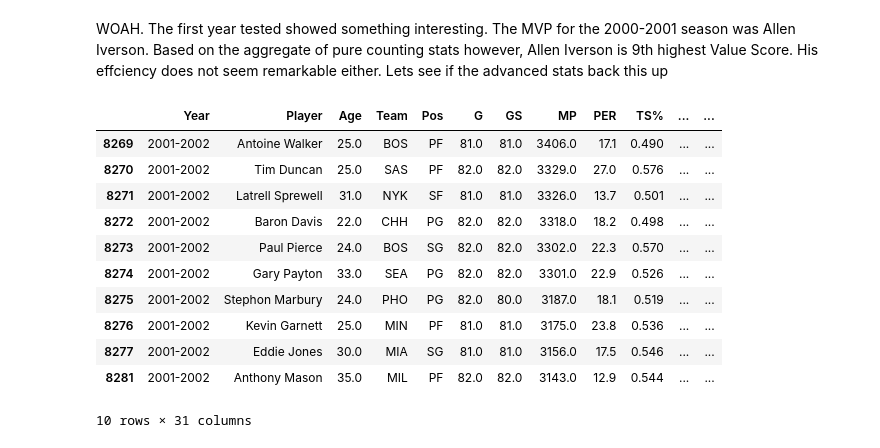
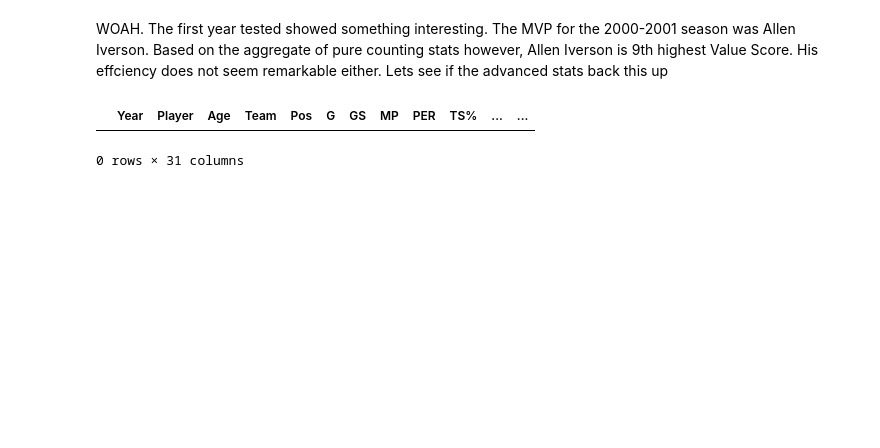
Before and after one commit to khadazhaia/nba-stats, a Jupyter notebook: notebooks/jonathan_eda.ipynb, the cells around one changed output. Drawn from its saved outputs; the diff is of its cells as text; code cells hidden in the pictures; blank space fills up the shorter version.

```diff
--- a/notebooks/jonathan_eda.ipynb
+++ b/notebooks/jonathan_eda.ipynb
@@ -122,20 +106,10 @@ raw_value_2000_2001.head(10)
 # %% [markdown]
 WOAH. The first year tested showed something interesting. The MVP for the 2000-2001 season was Allen Iverson. Based on the aggregate of pure counting stats however, Allen Iverson is 9th highest Value Score. His effciency does not seem remarkable either. Lets see if the advanced stats back this up
 # %%
-adv_eligible_2001_2002.head(10)
+adv_eligible_2000_2001.head(10)
 # %% [output]
 |  | Year | Player | Age | Team | Pos | G | GS | MP | PER | TS% | ... | ... |
-| 8269 | 2001-2002 | Antoine Walker | 25.0 | BOS | PF | 81.0 | 81.0 | 3406.0 | 17.1 | 0.490 | ... | ... |
-| 8270 | 2001-2002 | Tim Duncan | 25.0 | SAS | PF | 82.0 | 82.0 | 3329.0 | 27.0 | 0.576 | ... | ... |
-| 8271 | 2001-2002 | Latrell Sprewell | 31.0 | NYK | SF | 81.0 | 81.0 | 3326.0 | 13.7 | 0.501 | ... | ... |
-| 8272 | 2001-2002 | Baron Davis | 22.0 | CHH | PG | 82.0 | 82.0 | 3318.0 | 18.2 | 0.498 | ... | ... |
-| 8273 | 2001-2002 | Paul Pierce | 24.0 | BOS | SG | 82.0 | 82.0 | 3302.0 | 22.3 | 0.570 | ... | ... |
-| 8274 | 2001-2002 | Gary Payton | 33.0 | SEA | PG | 82.0 | 82.0 | 3301.0 | 22.9 | 0.526 | ... | ... |
-| 8275 | 2001-2002 | Stephon Marbury | 24.0 | PHO | PG | 82.0 | 80.0 | 3187.0 | 18.1 | 0.519 | ... | ... |
-| 8276 | 2001-2002 | Kevin Garnett | 25.0 | MIN | PF | 81.0 | 81.0 | 3175.0 | 23.8 | 0.536 | ... | ... |
-| 8277 | 2001-2002 | Eddie Jones | 30.0 | MIA | SG | 81.0 | 81.0 | 3156.0 | 17.5 | 0.546 | ... | ... |
-| 8281 | 2001-2002 | Anthony Mason | 35.0 | MIL | PF | 82.0 | 82.0 | 3143.0 | 12.9 | 0.544 | ... | ... |
-10 rows × 31 columns
+0 rows × 31 columns
 # %%
 eligible_2011_2012
 # %% [output]
```
Also changed, not shown: parts of 5 cells of this notebook.
